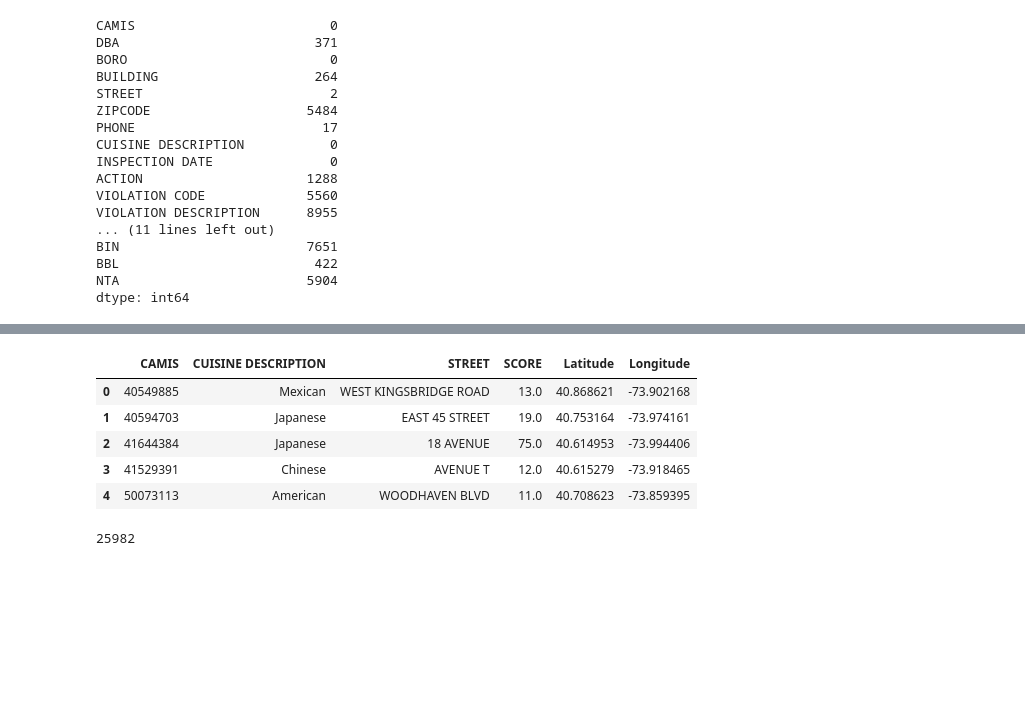
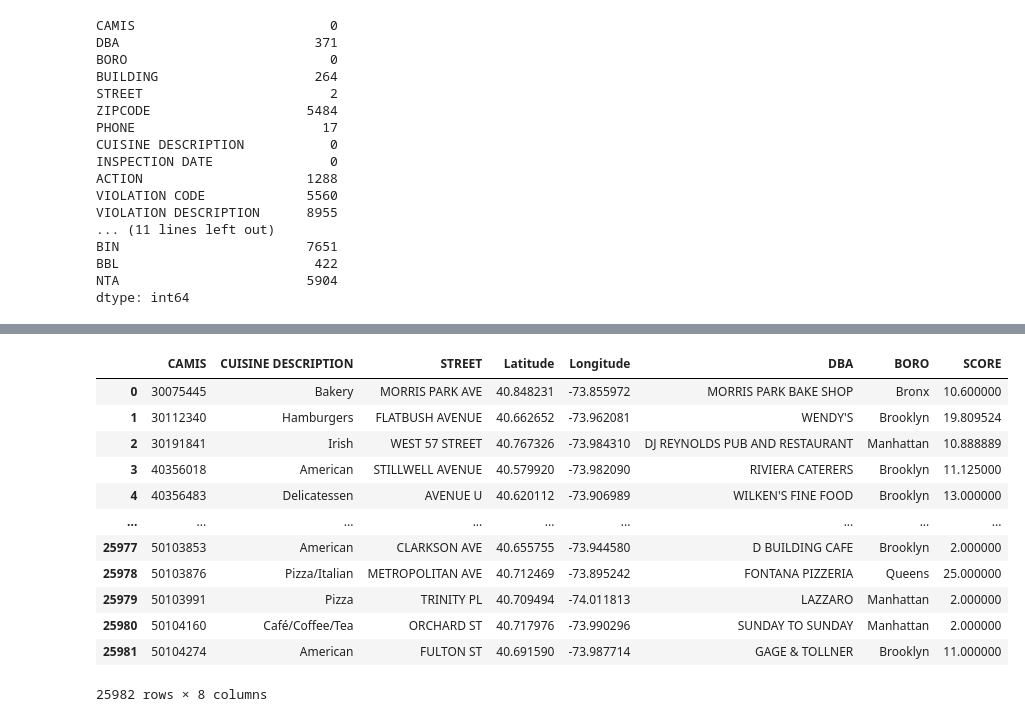
Before and after one commit to Strandgaard96/vehicle_collision_webpage, a Jupyter notebook: Magnus_finalproject.ipynb, the cells around one changed output, grey strips where cells are left out. Drawn from its saved outputs; the diff is of its cells as text; code cells hidden in the pictures; blank space fills up the shorter version.

```diff
--- a/Magnus_finalproject.ipynb
+++ b/Magnus_finalproject.ipynb
@@ -135,15 +134,20 @@ dtype: int64
 # %%
-df = df[['CAMIS', 'CUISINE DESCRIPTION', 'STREET', 'SCORE', 'Latitude','Longitude']].dropna()
+df_unique = df[['CAMIS', 'CUISINE DESCRIPTION', 'STREET', 'SCORE', 'Latitude','Longitude', 'DBA', 'BORO']].dropna()
-# %%
-df.head()
-# %% [output]
-|  | CAMIS | CUISINE DESCRIPTION | STREET | SCORE | Latitude | Longitude |
-| 0 | 40549885 | Mexican | WEST KINGSBRIDGE ROAD | 13.0 | 40.868621 | -73.902168 |
-| 1 | 40594703 | Japanese | EAST 45 STREET | 19.0 | 40.753164 | -73.974161 |
-| 2 | 41644384 | Japanese | 18 AVENUE | 75.0 | 40.614953 | -73.994406 |
-| 3 | 41529391 | Chinese | AVENUE T | 12.0 | 40.615279 | -73.918465 |
-| 4 | 50073113 | American | WOODHAVEN BLVD | 11.0 | 40.708623 | -73.859395 |
-# %%
-len(df.CAMIS.unique())
-# %% [output]
-25982
+# %%
+df_loc = df_unique.groupby(['CAMIS', 'CUISINE DESCRIPTION', 'STREET', 'Latitude','Longitude', 'DBA', 'BORO'],as_index=False)['SCORE'].mean()
+# %%
+df_loc
+# %% [output]
+|  | CAMIS | CUISINE DESCRIPTION | STREET | Latitude | Longitude | DBA | BORO | SCORE |
+| 0 | 30075445 | Bakery | MORRIS PARK AVE | 40.848231 | -73.855972 | MORRIS PARK BAKE SHOP | Bronx | 10.600000 |
+| 1 | 30112340 | Hamburgers | FLATBUSH AVENUE | 40.662652 | -73.962081 | WENDY'S | Brooklyn | 19.809524 |
+| 2 | 30191841 | Irish | WEST 57 STREET | 40.767326 | -73.984310 | DJ REYNOLDS PUB AND RESTAURANT | Manhattan | 10.888889 |
+| 3 | 40356018 | American | STILLWELL AVENUE | 40.579920 | -73.982090 | RIVIERA CATERERS | Brooklyn | 11.125000 |
+| 4 | 40356483 | Delicatessen | AVENUE U | 40.620112 | -73.906989 | WILKEN'S FINE FOOD | Brooklyn | 13.000000 |
+| ... | ... | ... | ... | ... | ... | ... | ... | ... |
+| 25977 | 50103853 | American | CLARKSON AVE | 40.655755 | -73.944580 | D BUILDING CAFE | Brooklyn | 2.000000 |
+| 25978 | 50103876 | Pizza/Italian | METROPOLITAN AVE | 40.712469 | -73.895242 | FONTANA PIZZERIA | Queens | 25.000000 |
+| 25979 | 50103991 | Pizza | TRINITY PL | 40.709494 | -74.011813 | LAZZARO | Manhattan | 2.000000 |
+| 25980 | 50104160 | Café/Coffee/Tea | ORCHARD ST | 40.717976 | -73.990296 | SUNDAY TO SUNDAY | Manhattan | 2.000000 |
+| 25981 | 50104274 | American | FULTON ST | 40.691590 | -73.987714 | GAGE & TOLLNER | Brooklyn | 11.000000 |
+25982 rows × 8 columns
```
Also changed, not shown: parts of 8 cells of this notebook, 1 other file.
